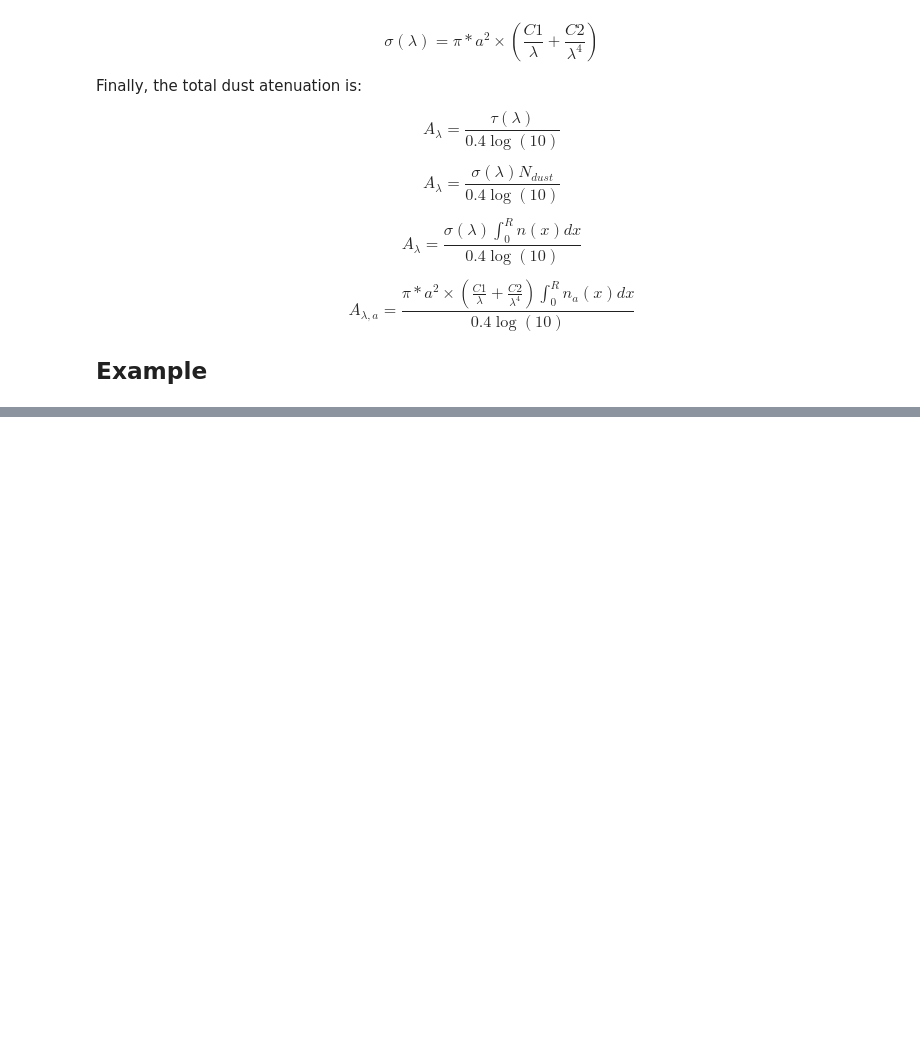
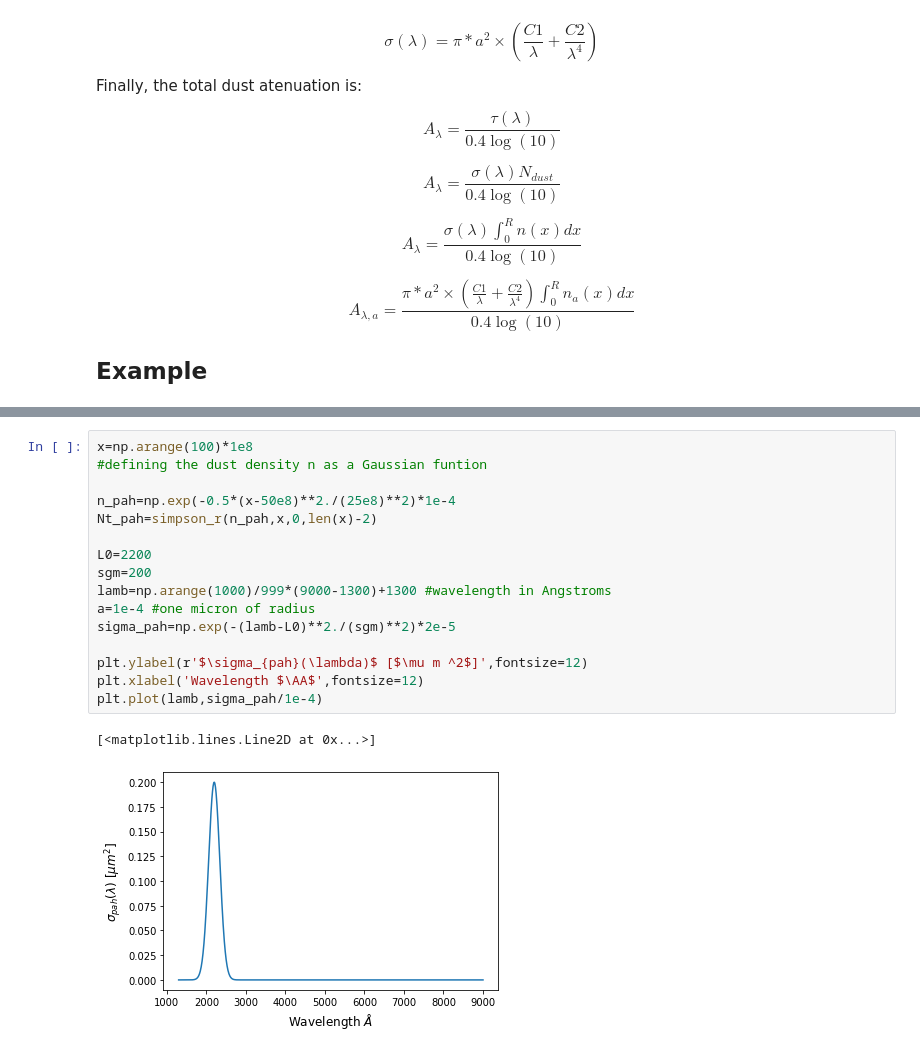
Before and after one commit to hjibarram/Clases, a Jupyter notebook: Interestelar_Medium/Clase_1.ipynb, the cells around one changed output, grey strips where cells are left out. Drawn from its saved outputs; the diff is of its cells as text; blank space fills up the shorter version.

```diff
--- a/Interestelar_Medium/Clase_1.ipynb
+++ b/Interestelar_Medium/Clase_1.ipynb
@@ -206,0 +219,19 @@ plt.plot(1/(lamb*1e-4),At)
+# %%
+x=np.arange(100)*1e8
+#defining the dust density n as a Gaussian funtion
+
+n_pah=np.exp(-0.5*(x-50e8)**2./(25e8)**2)*1e-4
+Nt_pah=simpson_r(n_pah,x,0,len(x)-2)
+
+L0=2200
+sgm=200
+lamb=np.arange(1000)/999*(9000-1300)+1300 #wavelength in Angstroms
+a=1e-4 #one micron of radius
+sigma_pah=np.exp(-(lamb-L0)**2./(sgm)**2)*2e-5
+
+plt.ylabel(r'$\sigma_{pah}(\lambda)$ [$\mu m ^2$]',fontsize=12)
+plt.xlabel('Wavelength $\AA$',fontsize=12)
+plt.plot(lamb,sigma_pah/1e-4)
+# %% [output]
+[<matplotlib.lines.Line2D at 0x...>]
+[figure, added]
```
Also changed, not shown: parts of 13 cells of this notebook.
